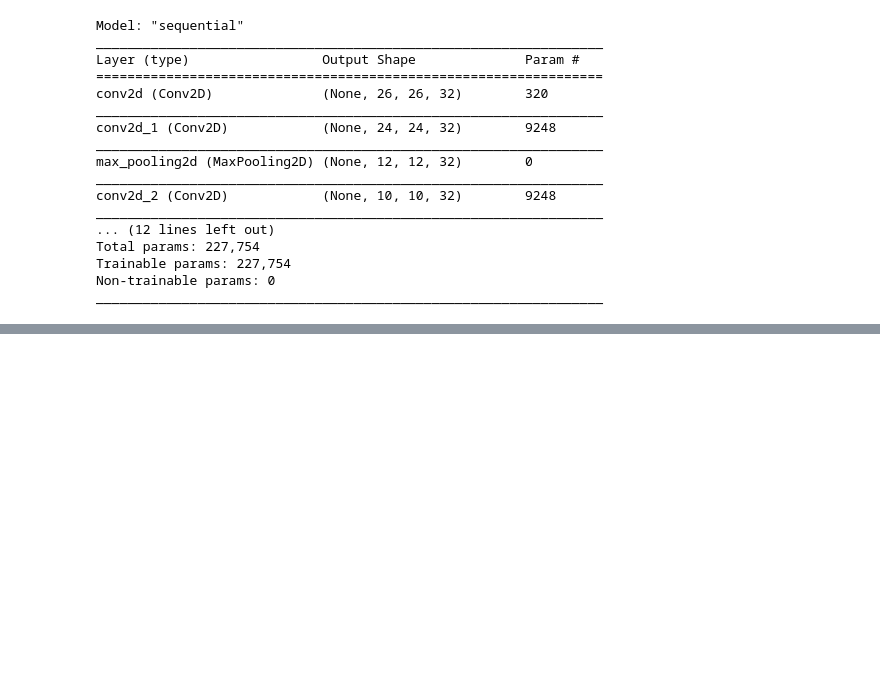
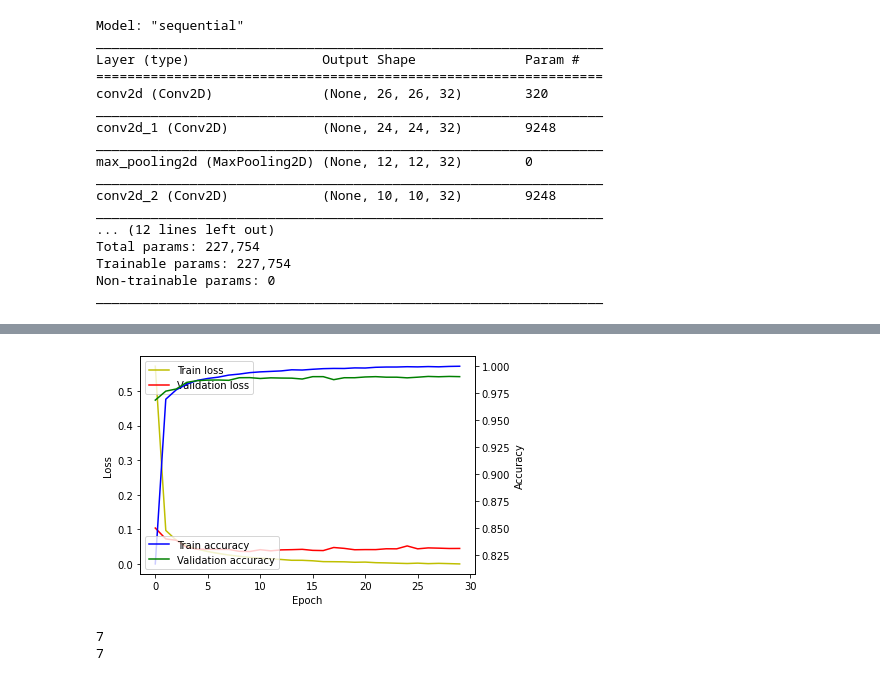
Before and after one commit to kdstheace/Python-Study, a Jupyter notebook: [Review]0406Keras_MNIST.ipynb, the cells around one changed output, grey strips where cells are left out. Cells and saved outputs as stored; diff of their text form; code cells hidden in the pictures; blank space fills up the shorter version.

```diff
--- a/[Review]0406Keras_MNIST.ipynb
+++ b/[Review]0406Keras_MNIST.ipynb
@@ -116,0 +122,30 @@ Epoch 30/30
+# %%
+#학습과정 그래프로 그리기
+fig, loss_ax = plt.subplots()
+acc_ax = loss_ax.twinx()
+
+loss_ax.plot(hist.history['loss'], 'y', label='Train loss')
+loss_ax.plot(hist.history['val_loss'], 'r', label='Validation loss')
+
+acc_ax.plot(hist.history['accuracy'], 'b', label='Train accuracy')
+acc_ax.plot(hist.history['val_accuracy'], 'g', label='Validation accuracy')
+
+#그래프에 Label설정
+loss_ax.set_xlabel('Epoch')
+loss_ax.set_ylabel('Loss')
+acc_ax.set_ylabel('Accuracy')
+
+#Legend
+loss_ax.legend(loc='upper left')
+acc_ax.legend(loc='lower left')
+
+plt.show()
+# %% [output]
+[figure, added]
+# %%
+yhat = model.predict(x_test)
+print(np.argmax(yhat[0]))
+print(np.argmax(y_test[0]))
+# %% [output]
+7
+7
```
Also changed, not shown: parts of 5 cells of this notebook.
